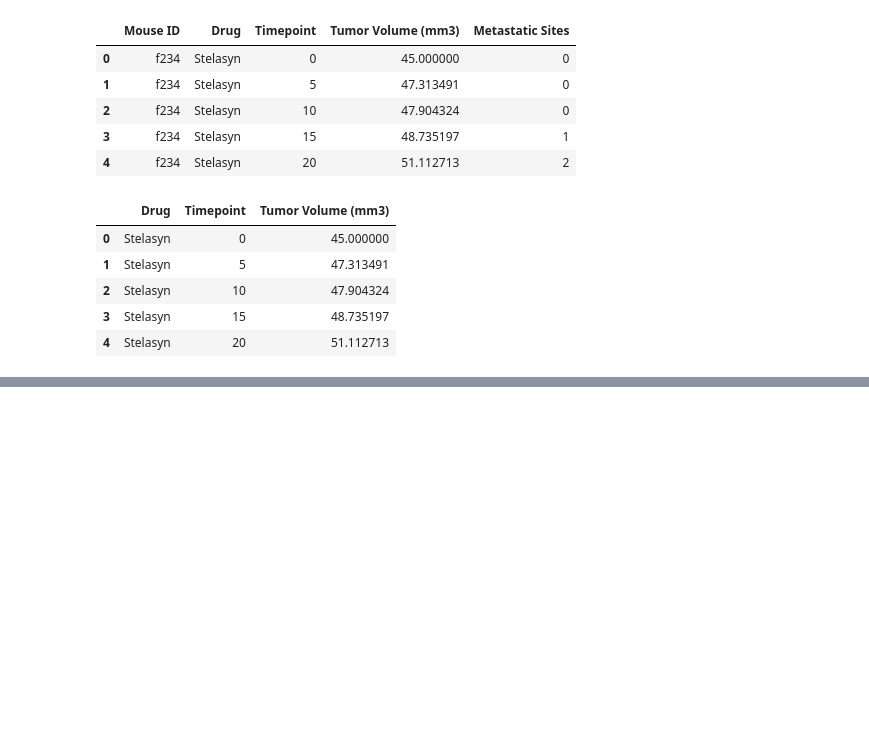
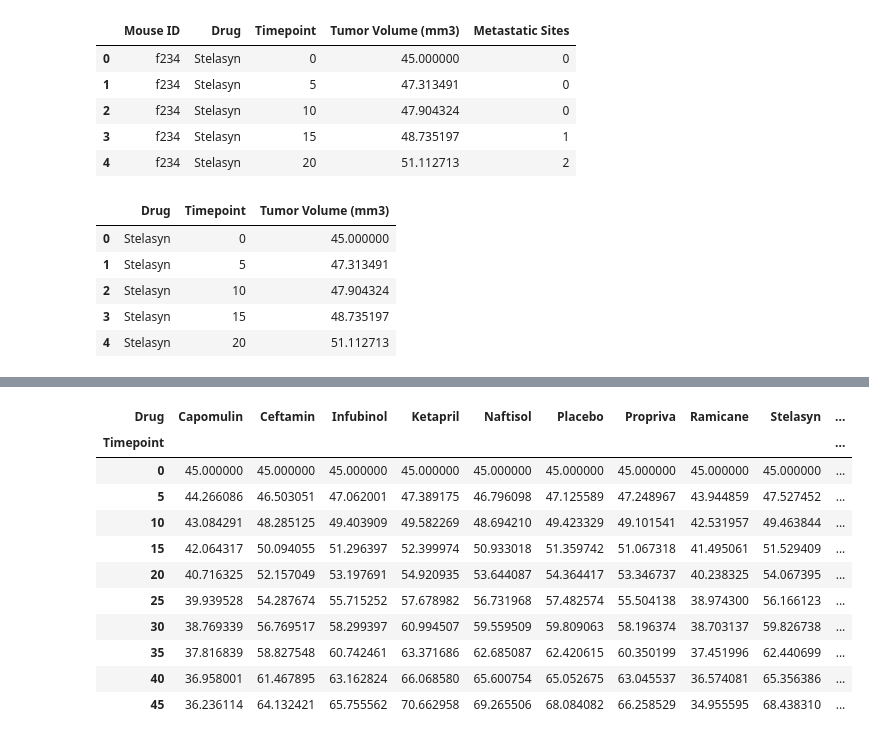
Before and after one commit to jenienam/matplotlib-challenge, a Jupyter notebook: Pymaceuticals/Pymaceuticals.ipynb, the cells around one changed output, grey strips where cells are left out. Saved outputs shown, nothing was run; the diff lists cells and outputs as text; code cells hidden in the pictures; blank space fills up the shorter version.

```diff
--- a/Pymaceuticals/Pymaceuticals.ipynb
+++ b/Pymaceuticals/Pymaceuticals.ipynb
@@ -97,0 +85,19 @@ AttributeError: Cannot access callable attribute 'loc' of 'DataFrameGroupBy' obj
+# %%
+tumor_data_pd = tumor_data_pd.reset_index()
+tumor_data_clean = tumor_data_pd.pivot(index="Timepoint",columns="Drug")['Tumor Volume (mm3)']
+tumor_data_clean.head()
+tumor_data_clean = pd.DataFrame(tumor_data_clean)
+tumor_data_clean
+# %% [output]
+| Drug | Capomulin | Ceftamin | Infubinol | Ketapril | Naftisol | Placebo | Propriva | Ramicane | Stelasyn | ... |
+| Timepoint |  |  |  |  |  |  |  |  |  | ... |
+| 0 | 45.000000 | 45.000000 | 45.000000 | 45.000000 | 45.000000 | 45.000000 | 45.000000 | 45.000000 | 45.000000 | ... |
+| 5 | 44.266086 | 46.503051 | 47.062001 | 47.389175 | 46.796098 | 47.125589 | 47.248967 | 43.944859 | 47.527452 | ... |
+| 10 | 43.084291 | 48.285125 | 49.403909 | 49.582269 | 48.694210 | 49.423329 | 49.101541 | 42.531957 | 49.463844 | ... |
+| 15 | 42.064317 | 50.094055 | 51.296397 | 52.399974 | 50.933018 | 51.359742 | 51.067318 | 41.495061 | 51.529409 | ... |
+| 20 | 40.716325 | 52.157049 | 53.197691 | 54.920935 | 53.644087 | 54.364417 | 53.346737 | 40.238325 | 54.067395 | ... |
+| 25 | 39.939528 | 54.287674 | 55.715252 | 57.678982 | 56.731968 | 57.482574 | 55.504138 | 38.974300 | 56.166123 | ... |
+| 30 | 38.769339 | 56.769517 | 58.299397 | 60.994507 | 59.559509 | 59.809063 | 58.196374 | 38.703137 | 59.826738 | ... |
+| 35 | 37.816839 | 58.827548 | 60.742461 | 63.371686 | 62.685087 | 62.420615 | 60.350199 | 37.451996 | 62.440699 | ... |
+| 40 | 36.958001 | 61.467895 | 63.162824 | 66.068580 | 65.600754 | 65.052675 | 63.045537 | 36.574081 | 65.356386 | ... |
+| 45 | 36.236114 | 64.132421 | 65.755562 | 70.662958 | 69.265506 | 68.084082 | 66.258529 | 34.955595 | 68.438310 | ... |
```
Also changed, not shown: parts of 6 cells of this notebook, 2 other files.
